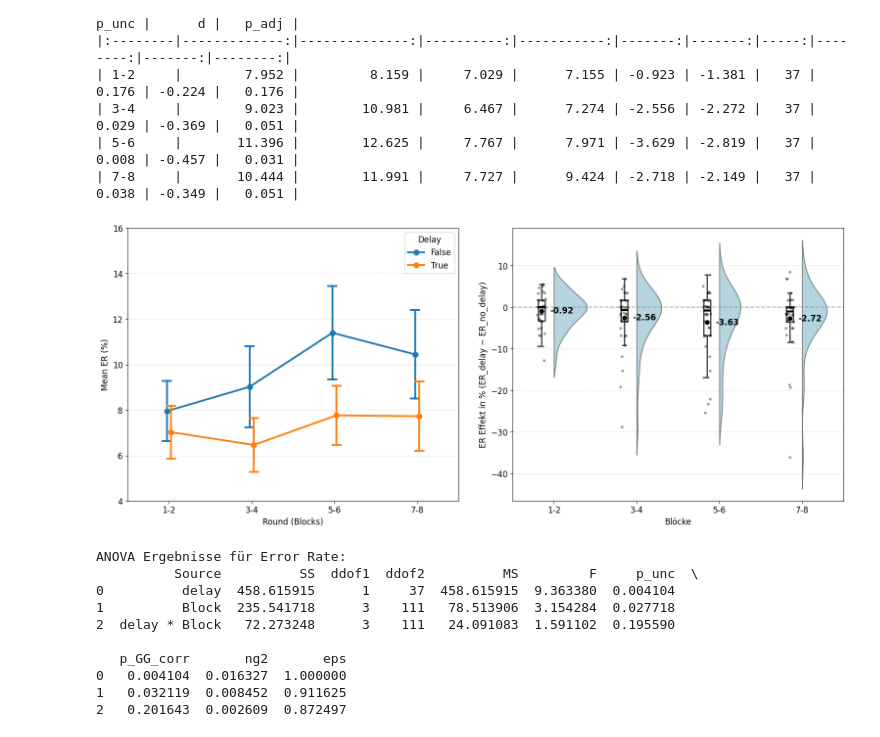
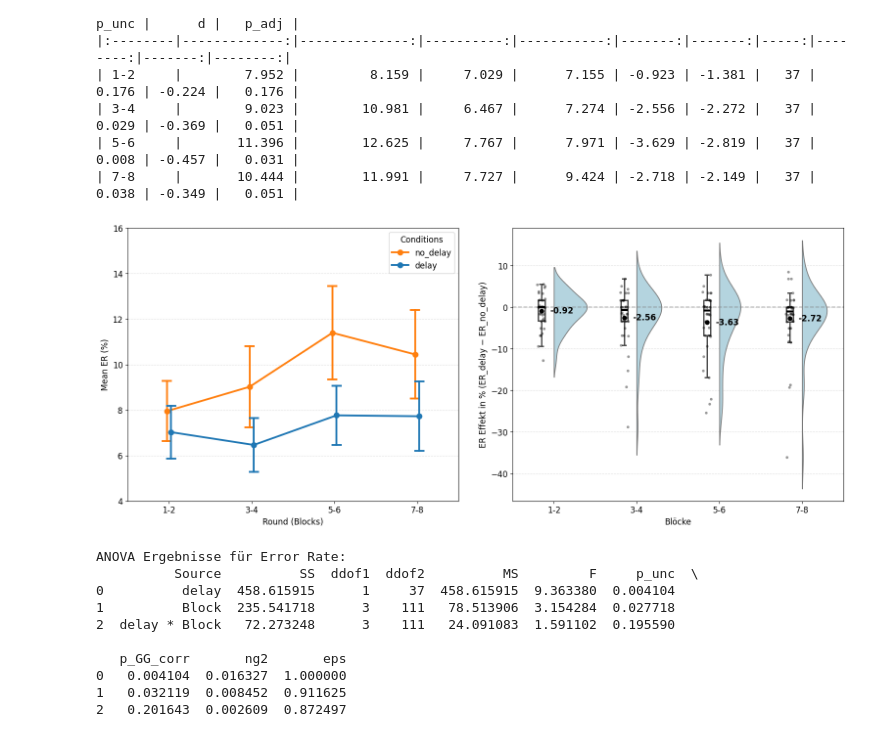
Before and after one commit to Michael1Mueller/Analyse-der-Latenz-induzierten-Nutzerverlangsamung-anhand-Mausbewegungsdaten, a Jupyter notebook: mainStudy/effect.ipynb, the cells around one changed output. Cells and saved outputs as stored; diff of their text form; code cells hidden in the pictures.

Commit message:
diagramme vereinheitlicht

```diff
--- a/mainStudy/effect.ipynb
+++ b/mainStudy/effect.ipynb
@@ -294,6 +294,7 @@ sns.pointplot(
     x="Block",
     y="ER",
     hue="delay",
+    palette=["#ff7f0e", "#1f77b4"],
     errorbar="se",
     dodge=True,
     markers=["o", "o"],
@@ -307,7 +308,14 @@ ax[0].set_ylabel("Mean ER (%)", fontsize=base_size)
 ax[0].set_xlabel("Round (Blocks)", fontsize=base_size)
 ax[0].set_ylim(4, 16)
 ax[0].tick_params(labelsize=base_size)
-ax[0].legend(title="Delay", fontsize=base_size, title_fontsize=base_size)
+handles, labels = ax[0].get_legend_handles_labels()
+ax[0].legend(
+    handles=handles,
+    labels=["no_delay", "delay"],
+    title="Conditions",
+    fontsize=base_size,
+    title_fontsize=base_size
+)
 
 
 sns.violinplot(
@@ -346,34 +354,34 @@ for artist in ax[1].collections:
         artist.set_offsets(offsets)
 
 for patch in ax[1].patches:
     if isinstance(patch, PathPatch):
         path = patch.get_path()
         for i in range(len(path.vertices)):
             path.vertices[i, 0] += offset
 
 for line in ax[1].lines:
     if line.get_linestyle() != "--":
         line.set_xdata(line.get_xdata() + offset)
 
 means = df_er_diff.groupby("Block")["ER_diff"].mean()
 for i, block in enumerate(df_er_diff["Block"].unique()):
     val = means[block]
     ax[1].text(i + offset + 0.1, val, f"{val:.2f}",
                verticalalignment='center', fontsize=base_size, fontweight='bold', color='black')
 
 ax[1].set_axisbelow(True)
 ax[1].grid(axis='y', linestyle='--', alpha=0.7, color='lightgrey')
 ax[1].axhline(0, linestyle="--", color="grey", alpha=0.6, linewidth=1.5)
 ax[1].set_ylabel("ER Effekt in % (ER_delay − ER_no_delay)", fontsize=base_size)
 ax[1].set_xlabel("Blöcke", fontsize=base_size)
 ax[1].tick_params(labelsize=base_size)
 
 plt.subplots_adjust(wspace=0.3)
 plt.tight_layout(pad=3.0)
 
 plt.show()
 # %% [output]
-[figure, old version]
+[figure, new version]
 # %%
 aov_er = pg.rm_anova(
     dv="ER",
```
Also changed, not shown: parts of 2 cells of this notebook, 2 other files.
